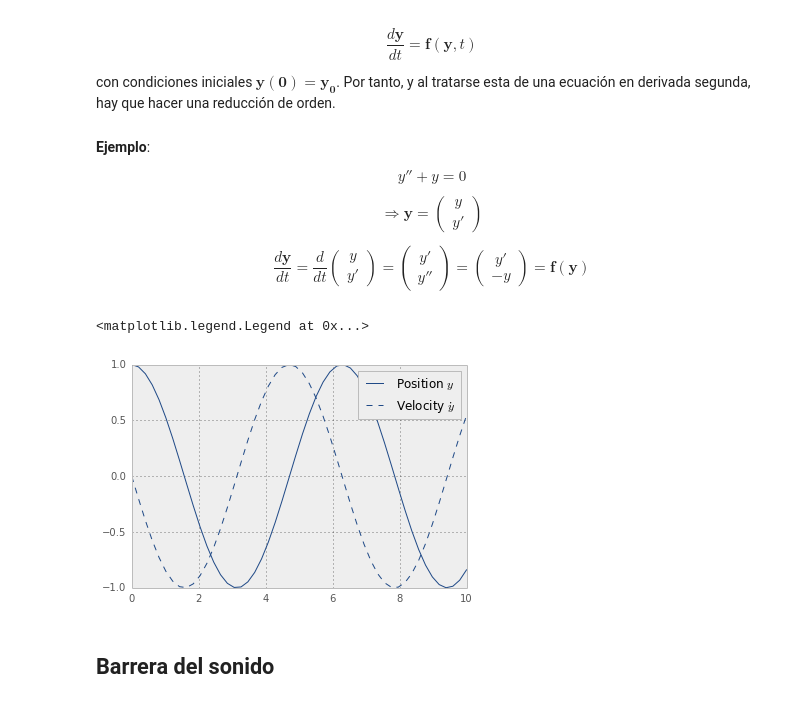
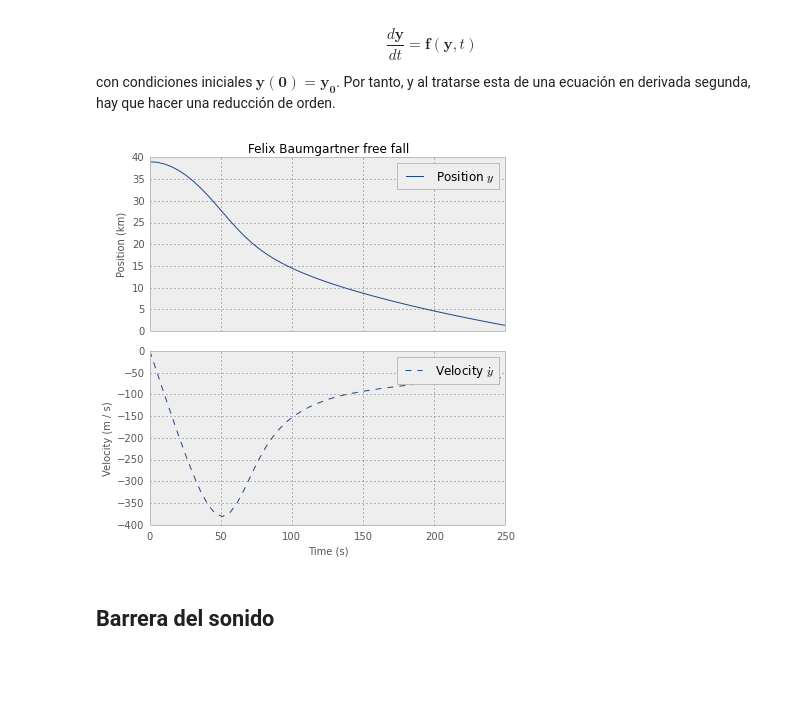
Before and after one commit to AeroPython/Curso_AeroPython, a Jupyter notebook: Notebooks/Clase6b_Finale.ipynb, the cells around one changed output. Cells and saved outputs as stored; diff of their text form; code cells hidden in the pictures; blank space fills up the shorter version.

```diff
--- a/Notebooks/Clase6b_Finale.ipynb
+++ b/Notebooks/Clase6b_Finale.ipynb
@@ -99,0 +173,16 @@ array([1, 0, 1])
+# %%
+def rho_ISA(h):
+    h = np.asarray(h)
+
+    T0 = 288.16  # K
+    ll = -6.5e-3  # K / m
+    g = 9.8  # m / s2
+    rho0 = 1.225  # kg / m3
+    R = 287.0  # [SI]
+
+    rho1 = rho0 * (T_ISA(h) / T0) ** (-g / (ll * R) - 1)
+    # ¿Habrá otra manera de hacerlo sin este copia-pega?
+    rho2 = rho0 * (T_ISA(11000) / T0) ** (-g / (ll * R) - 1) * np.exp(-g * (h - 11000) / (R * T_ISA(h)))
+
+    rho = np.select([(0 <= h) & (h <= 11000), 11000 < h], [rho1, rho2])
+    return rho
@@ -105,44 +198,47 @@ Recuerda de la clase 4b que `integrate.odeint` resuelve ecuaciones del tipo:
 $$ \frac{d\mathbf{y}}{dt}=\mathbf{f}\left(\mathbf{y},t\right)$$
 
 con condiciones iniciales $\mathbf{y}(\mathbf{0}) = \mathbf{y_0}$. Por tanto, y al tratarse esta de una ecuación en derivada segunda, hay que hacer una reducción de orden.
-# %% [markdown]
-**Ejemplo**:
-
-$$y'' + y = 0$$
-
-
-$$ \Rightarrow \mathbf{y} = \begin{pmatrix} y \\ y' \end{pmatrix}$$
-
-$$\frac{d\mathbf{y}}{dt} = \frac{d}{dt} \begin{pmatrix} y \\ y' \end{pmatrix} = \begin{pmatrix} y' \\ y'' \end{pmatrix} =
-\begin{pmatrix} y' \\ -y \end{pmatrix} = \mathbf{f}\left(\mathbf{y}\right)$$
 # %%
 from scipy import integrate
 %matplotlib inline
 import matplotlib.pyplot as plt
 
 # Función del sistema
 def f(y, t):
-    return np.array([y[1], -y[0]])
+    g = 9.8  # m / s2
+    C_D = 0.4
+    A = 1.0  # m^2
+    m = 80  # kg
+    return np.array([
+        y[1],
+        -g + rho_ISA(y[0]) * y[1] ** 2 * C_D * A / (2 * m)
+    ])
 
 # Condiciones iniciales
-y0 = np.array([1, 0])
+y0 = np.array([39000, 0])
 
 # Vector de tiempos
-t = np.linspace(0, 10)
+t = np.linspace(0, 250)
 
 # Integramos la ecuación
 sol = integrate.odeint(f, y0, t)
 
 pos = sol[:, 0]  # Primera columna: posición
 vel = sol[:, 1]  # Segunda columna: velocidad
 
 # Representamos la solución
-line, = plt.plot(t, pos, label="Position $y$")
-plt.plot(t, vel, '--', color=line.get_color(), label="Velocity $\dot{y}$")
-plt.legend()
+fig, axes = plt.subplots(2, 1, sharex=True, figsize=(6, 6))
+line, = axes[0].plot(t, pos / 1e3, label="Position $y$")
+axes[0].set_ylabel("Position (km)")
+axes[1].plot(t, vel, '--', color=line.get_color(), label="Velocity $\dot{y}$")
+axes[1].set_ylabel("Velocity (m / s)")
+axes[1].set_xlabel("Time (s)")
+axes[0].legend()
+axes[1].legend()
+axes[0].set_title("Felix Baumgartner free fall")
+fig.tight_layout()
 # %% [output]
-<matplotlib.legend.Legend at 0x...>
-[figure, old version]
+[figure, new version]
 # %% [markdown]
 ## Barrera del sonido
 # %% [markdown]
```
Also changed, not shown: parts of 21 cells of this notebook.
